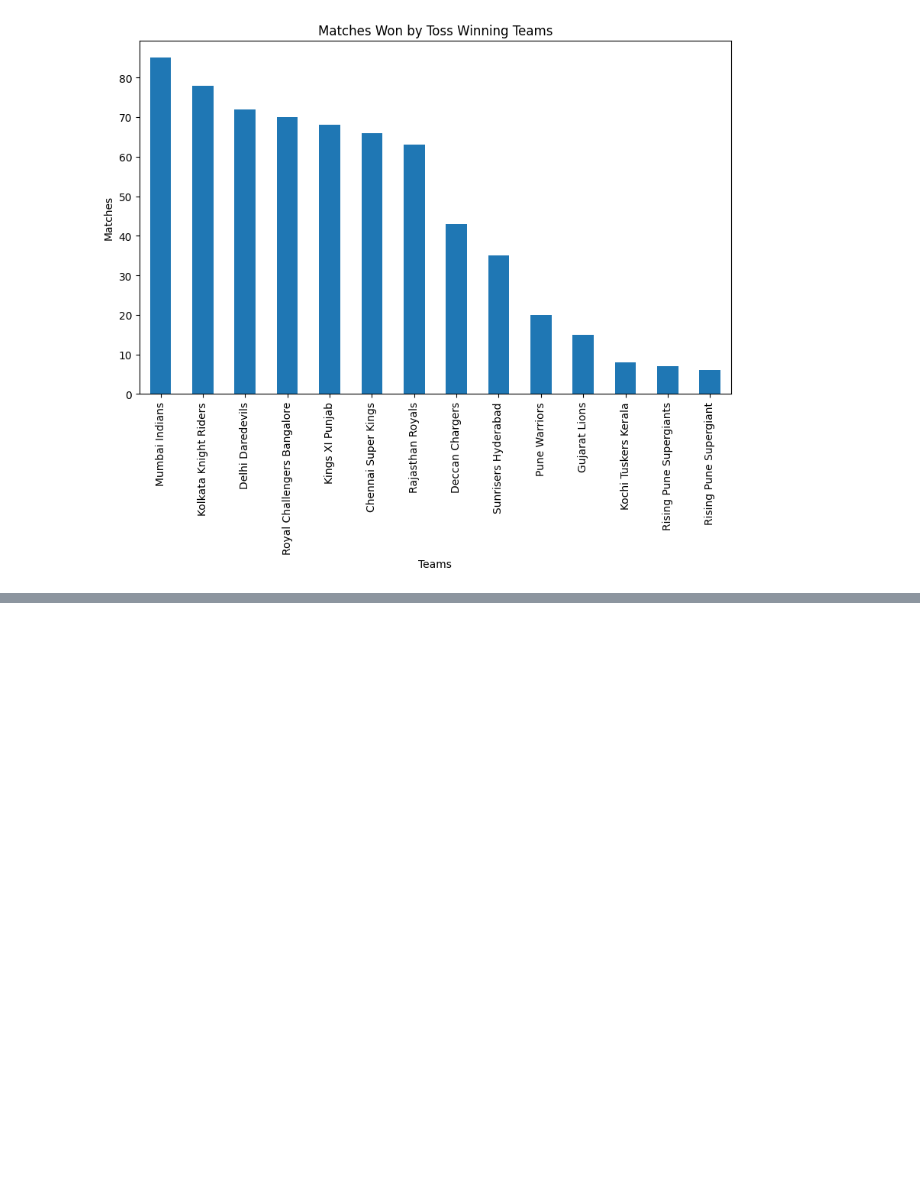
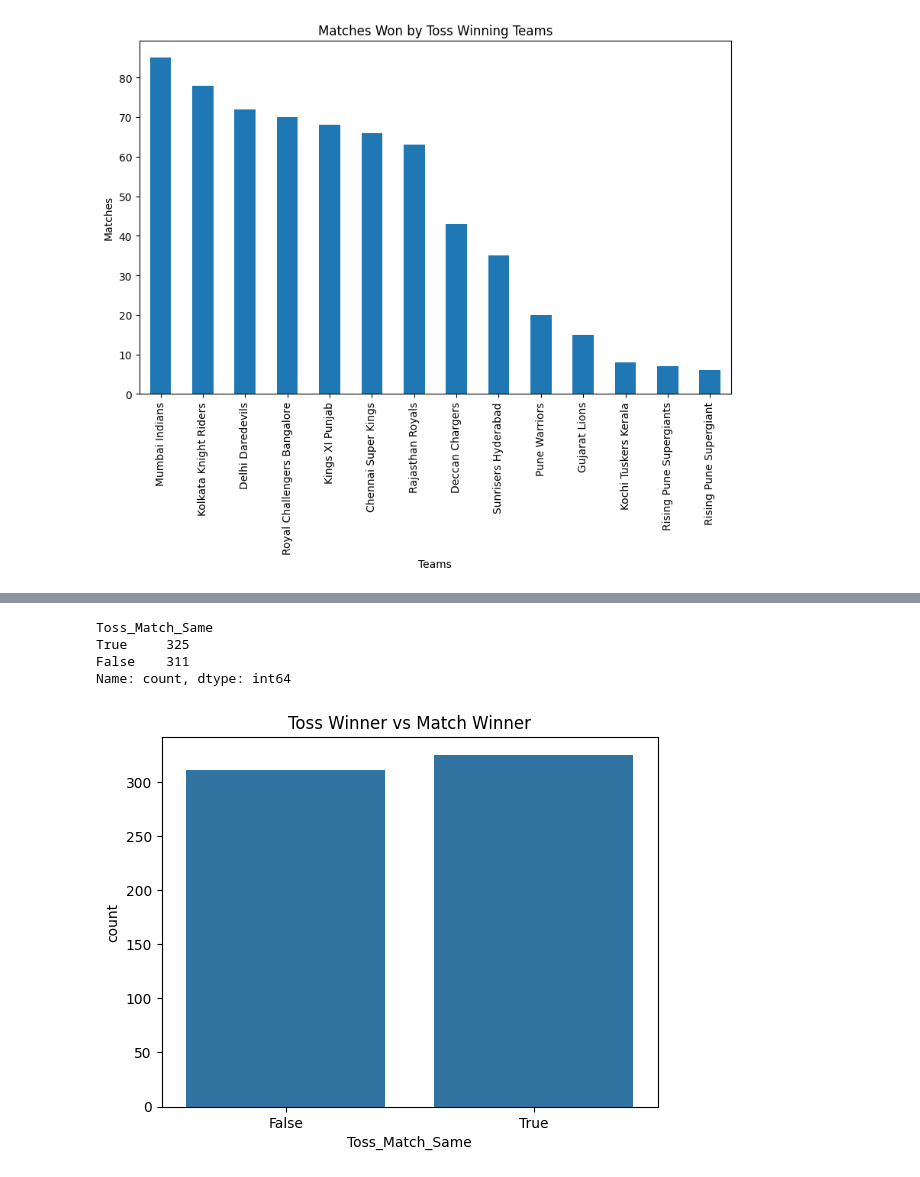
Before and after one commit to jairaj023/Internship-Practice, a Jupyter notebook: IPL.ipynb, the cells around one changed output, grey strips where cells are left out. Drawn from its saved outputs; the diff is of its cells as text; code cells hidden in the pictures; blank space fills up the shorter version.

```diff
--- a/IPL.ipynb
+++ b/IPL.ipynb
@@ -376,0 +496,16 @@ plt.show()
+# %%
+# Toss Winner vs Match Winner
+
+ipl["Toss_Match_Same"] = ipl["toss_winner"] == ipl["winner"]
+
+print(ipl["Toss_Match_Same"].value_counts())
+
+sns.countplot(x="Toss_Match_Same", data=ipl)
+plt.title("Toss Winner vs Match Winner")
+plt.show()
+# %% [output]
+Toss_Match_Same
+True     325
+False    311
+Name: count, dtype: int64
+[figure, added]
```
Also changed, not shown: parts of 14 cells of this notebook.
